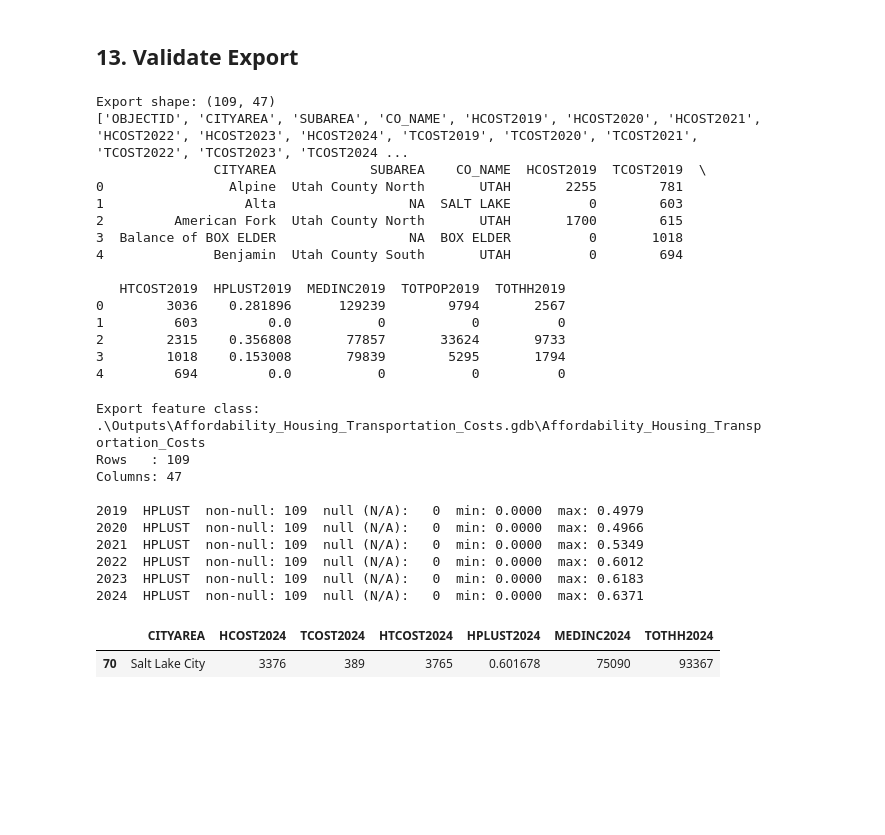
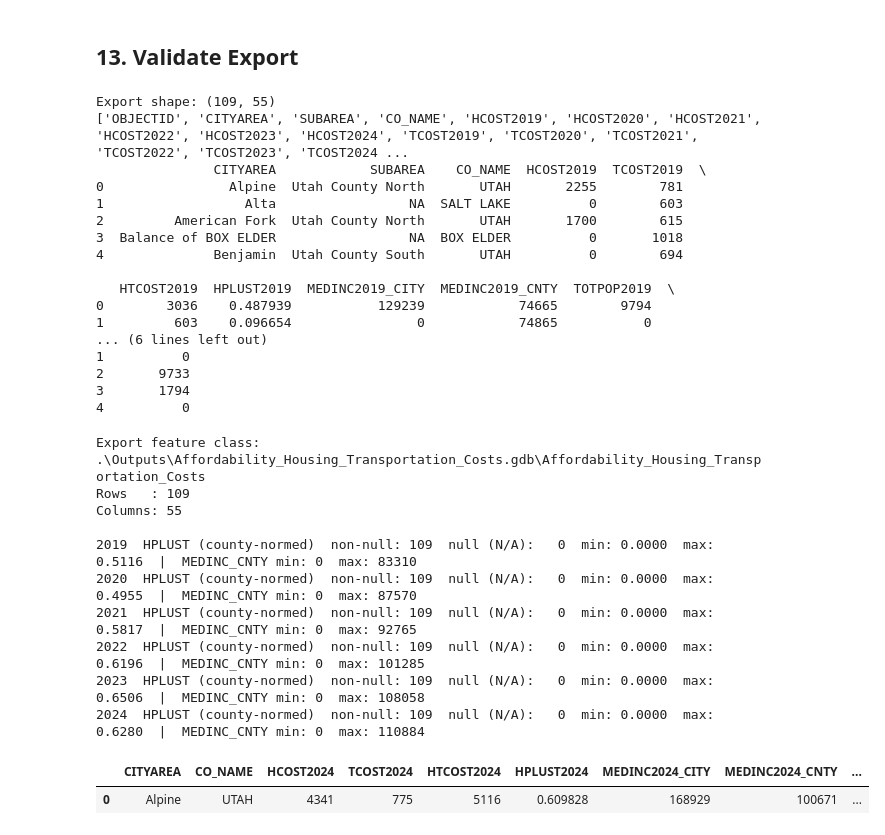
Before and after one commit to WFRCAnalytics/DATA-Regional-Metrics-Dashboard, a Jupyter notebook: housing-plus-transportation/Process-GPI-TDM-HT-by-City.ipynb, the cells around one changed output. Saved outputs shown, nothing was run; the diff lists cells and outputs as text; code cells hidden in the pictures; blank space fills up the shorter version.

```diff
--- a/housing-plus-transportation/Process-GPI-TDM-HT-by-City.ipynb
+++ b/housing-plus-transportation/Process-GPI-TDM-HT-by-City.ipynb
@@ -106,6 +106,14 @@ HT_INCOME_CONFIG = {
     "pygris_cache": True,
     "share_scale": "0-1",
     "city_key": "CITYAREA",
+    # ── County name → FIPS lookup (matches "County" column in H+T CSV) ──────────
+    "county_name_to_fips": {
+        "Box Elder": "49003",
+        "Davis": "49011",
+        "Salt Lake": "49035",
+        "Utah": "49049",
+        "Weber": "49057",
+    },
     "workshop_area_lookup": {
         "Box Elder (WFRC)": "Box Elder Wfrc",
         "North Davis County": "Davis County North",
@@ -235,8 +243,12 @@ if HT_INCOME_CONFIG["city_key"] not in ht_df.columns and "City Area" in ht_df.co
 if "City Area" in ht_df.columns:
     ht_df = ht_df.drop(columns=["City Area"])
 
+# Retain County column — renamed to COUNTY_NAME for use in county income join.
 if "County" in ht_df.columns:
-    ht_df = ht_df.drop(columns=["County"])
+    ht_df = ht_df.rename(columns={"County": "COUNTY_NAME"})
+
+# Map county name → FIPS so each city row knows its parent county.
+ht_df["county_geoid"] = ht_df["COUNTY_NAME"].map(HT_INCOME_CONFIG["county_name_to_fips"])
 
 print("H+T rows:", len(ht_df))
 ht_df.head()
@@ -1684,13 +1732,14 @@ check_cols = [
     f"TCOST{target_years[0]}",
     f"HTCOST{target_years[0]}",
     f"HPLUST{target_years[0]}",
-    f"MEDINC{target_years[0]}",
+    f"MEDINC{target_years[0]}_CITY",
+    f"MEDINC{target_years[0]}_CNTY",
     f"TOTPOP{target_years[0]}",
     f"TOTHH{target_years[0]}",
 ]
 print(export_check[check_cols].head())
 # %% [output]
-Export shape: (109, 47)
+Export shape: (109, 55)
 ['OBJECTID', 'CITYAREA', 'SUBAREA', 'CO_NAME', 'HCOST2019', 'HCOST2020', 'HCOST2021', 'HCOST2022', 'HCOST2023', 'HCOST2024', 'TCOST2019', 'TCOST2020', 'TCOST2021', 'TCOST2022', 'TCOST2023', 'TCOST2024 ...
                CITYAREA            SUBAREA    CO_NAME  HCOST2019  TCOST2019  \
 0                Alpine  Utah County North       UTAH       2255        781
@@ -1699,12 +1748,14 @@ Export shape: (109, 47)
 3  Balance of BOX ELDER                 NA  BOX ELDER          0       1018
 4              Benjamin  Utah County South       UTAH          0        694
 
-   HTCOST2019  HPLUST2019  MEDINC2019  TOTPOP2019  TOTHH2019
-0        3036    0.281896      129239        9794       2567
-1         603         0.0           0           0          0
-2        2315    0.356808       77857       33624       9733
-3        1018    0.153008       79839        5295       1794
-4         694         0.0           0           0          0
+   HTCOST2019  HPLUST2019  MEDINC2019_CITY  MEDINC2019_CNTY  TOTPOP2019  \
+0        3036    0.487939           129239            74665        9794
+1         603    0.096654                0            74865           0
+... (6 lines left out)
+1          0
+2       9733
+3       1794
+4          0
 # %%
 # Per-year range check on the income share (stored in HPLUST columns).
 # Expected: values between 0.0 and ~0.6; max above 1.0 would indicate a calculation error.
@@ -1715,39 +1766,43 @@ print("Columns:", len(export_check.columns))
 print()
 for year in target_years:
     s = export_check[f"HPLUST{year}"]
+    sc = export_check[f"MEDINC{year}_CNTY"]
     print(
-        f"{year}  HPLUST  non-null: {s.notna().sum():3d}"
+        f"{year}  HPLUST (county-normed)  non-null: {s.notna().sum():3d}"
         f"  null (N/A): {s.isna().sum():3d}"
         f"  min: {s.min():.4f}  max: {s.max():.4f}"
+        f"  |  MEDINC_CNTY min: {sc.min():.0f}  max: {sc.max():.0f}"
     )
 # %% [output]
 Export feature class: .\Outputs\Affordability_Housing_Transportation_Costs.gdb\Affordability_Housing_Transportation_Costs
 Rows   : 109
-Columns: 47
+Columns: 55
 
-2019  HPLUST  non-null: 109  null (N/A):   0  min: 0.0000  max: 0.4979
-2020  HPLUST  non-null: 109  null (N/A):   0  min: 0.0000  max: 0.4966
-2021  HPLUST  non-null: 109  null (N/A):   0  min: 0.0000  max: 0.5349
-2022  HPLUST  non-null: 109  null (N/A):   0  min: 0.0000  max: 0.6012
-2023  HPLUST  non-null: 109  null (N/A):   0  min: 0.0000  max: 0.6183
-2024  HPLUST  non-null: 109  null (N/A):   0  min: 0.0000  max: 0.6371
+2019  HPLUST (county-normed)  non-null: 109  null (N/A):   0  min: 0.0000  max: 0.5116  |  MEDINC_CNTY min: 0  max: 83310
+2020  HPLUST (county-normed)  non-null: 109  null (N/A):   0  min: 0.0000  max: 0.4955  |  MEDINC_CNTY min: 0  max: 87570
+2021  HPLUST (county-normed)  non-null: 109  null (N/A):   0  min: 0.0000  max: 0.5817  |  MEDINC_CNTY min: 0  max: 92765
+2022  HPLUST (county-normed)  non-null: 109  null (N/A):   0  min: 0.0000  max: 0.6196  |  MEDINC_CNTY min: 0  max: 101285
+2023  HPLUST (county-normed)  non-null: 109  null (N/A):   0  min: 0.0000  max: 0.6506  |  MEDINC_CNTY min: 0  max: 108058
+2024  HPLUST (county-normed)  non-null: 109  null (N/A):   0  min: 0.0000  max: 0.6280  |  MEDINC_CNTY min: 0  max: 110884
 # %%
 # Spot check: Alpine in the most recent year.
 check_year = target_years[-1]
-check_city = "Salt Lake City"
+check_city = "Alpine"
 
 export_check.loc[
     export_check["CITYAREA"] == check_city,
     [
         "CITYAREA",
+        "CO_NAME",
         f"HCOST{check_year}",
         f"TCOST{check_year}",
         f"HTCOST{check_year}",
         f"HPLUST{check_year}",
-        f"MEDINC{check_year}",
+        f"MEDINC{check_year}_CITY",
+        f"MEDINC{check_year}_CNTY",
         f"TOTHH{check_year}",
     ],
 ]
 # %% [output]
-|  | CITYAREA | HCOST2024 | TCOST2024 | HTCOST2024 | HPLUST2024 | MEDINC2024 | TOTHH2024 |
-| 70 | Salt Lake City | 3376 | 389 | 3765 | 0.601678 | 75090 | 93367 |
+|  | CITYAREA | CO_NAME | HCOST2024 | TCOST2024 | HTCOST2024 | HPLUST2024 | MEDINC2024_CITY | MEDINC2024_CNTY | ... |
+| 0 | Alpine | UTAH | 4341 | 775 | 5116 | 0.609828 | 168929 | 100671 | ... |
```
Also changed, not shown: parts of 8 cells of this notebook.
